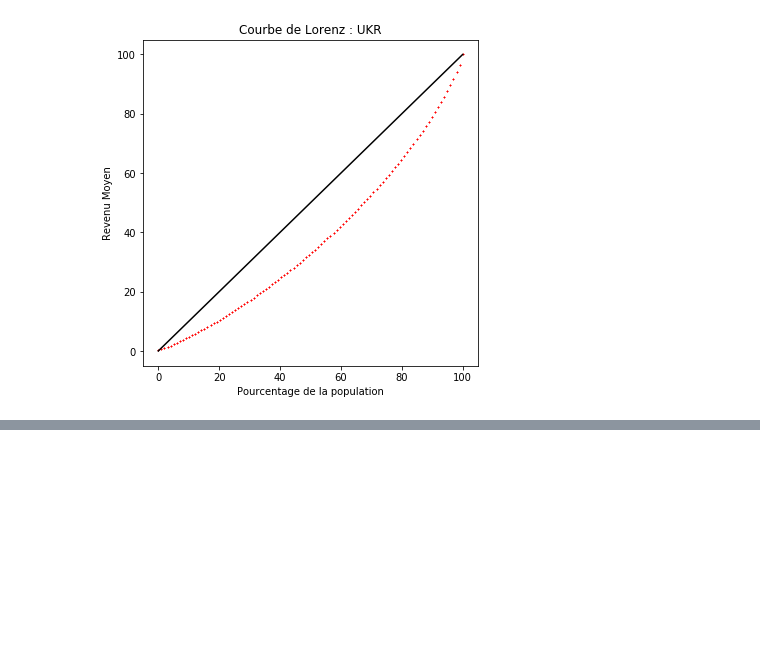
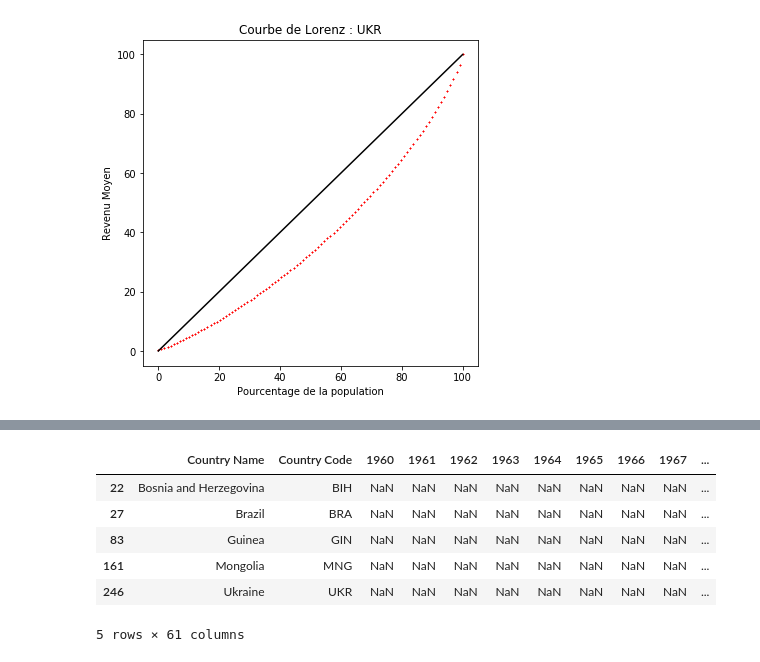
Before and after one commit to Julien-paulet/Projet_7, a Jupyter notebook: Effectuez_une_prediction_de_revenus_main_file.ipynb, the cells around one changed output, grey strips where cells are left out. Drawn from its saved outputs; the diff is of its cells as text; code cells hidden in the pictures; blank space fills up the shorter version.

```diff
--- a/Effectuez_une_prediction_de_revenus_main_file.ipynb
+++ b/Effectuez_une_prediction_de_revenus_main_file.ipynb
@@ -283,0 +286,14 @@ lorenz(sampled_data)
+# %%
+sampled_gini = indice_gini[indice_gini["Country Code"].isin(X)]
+#sampled_gini = sampled_gini.drop(columns=['Country Code'])
+#sampled_gini = sampled_gini.set_index(['Country Name'])
+#sampled_gini = sampled_gini[2:].loc[:,np.arange(2000, 2019)]
+sampled_gini
+# %% [output]
+|  | Country Name | Country Code | 1960 | 1961 | 1962 | 1963 | 1964 | 1965 | 1966 | 1967 | ... |
+| 22 | Bosnia and Herzegovina | BIH | NaN | NaN | NaN | NaN | NaN | NaN | NaN | NaN | ... |
+| 27 | Brazil | BRA | NaN | NaN | NaN | NaN | NaN | NaN | NaN | NaN | ... |
+| 83 | Guinea | GIN | NaN | NaN | NaN | NaN | NaN | NaN | NaN | NaN | ... |
+| 161 | Mongolia | MNG | NaN | NaN | NaN | NaN | NaN | NaN | NaN | NaN | ... |
+| 246 | Ukraine | UKR | NaN | NaN | NaN | NaN | NaN | NaN | NaN | NaN | ... |
+5 rows × 61 columns
```
Also changed, not shown: parts of 12 cells of this notebook.
